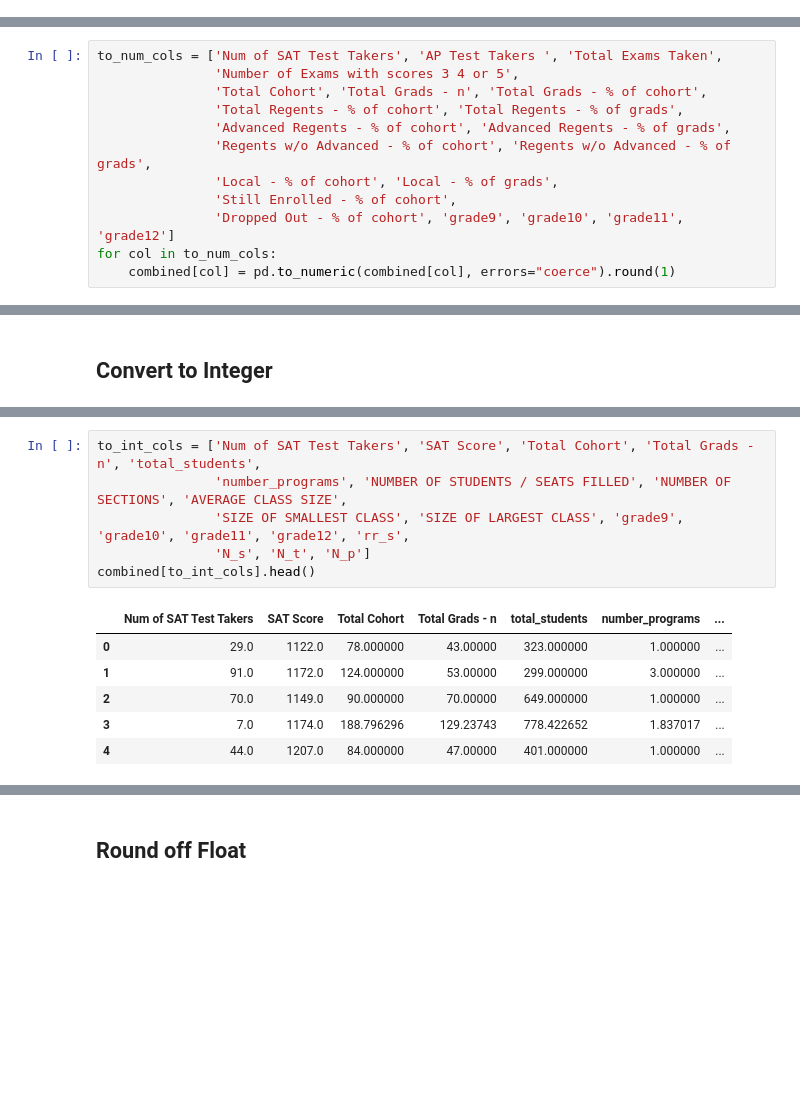
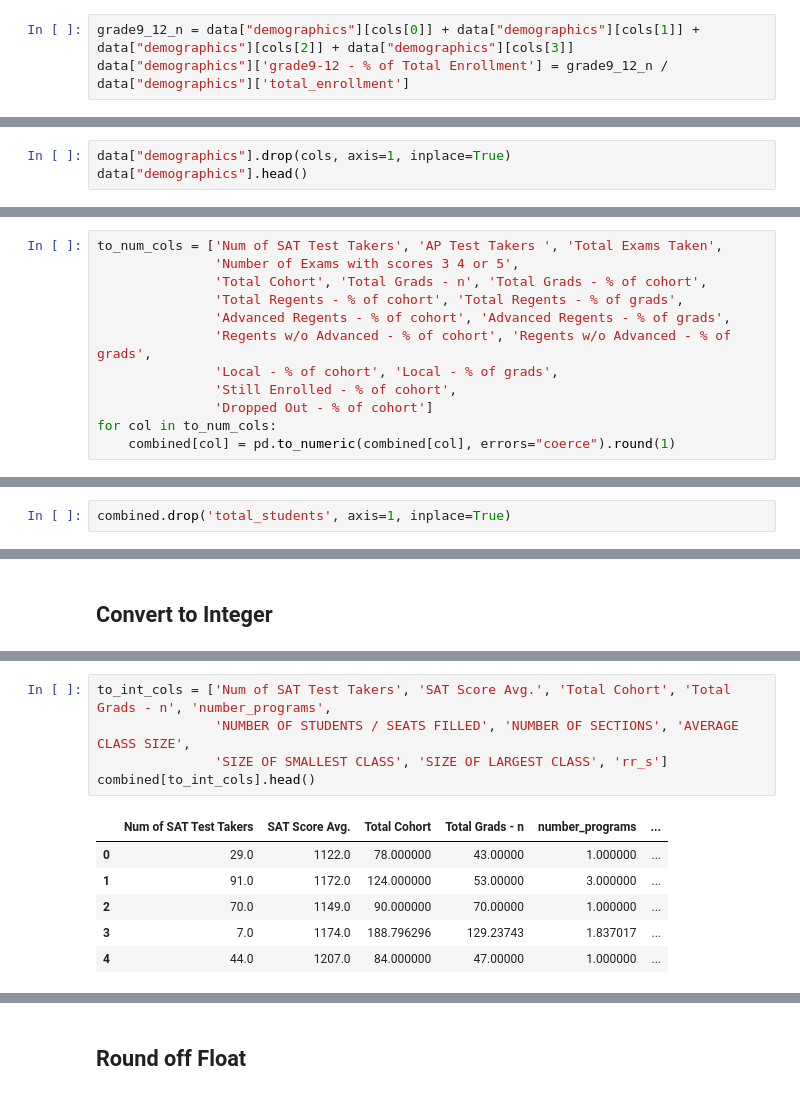
Before and after one commit to kshehzad221/Aggregating-and-Analyzing-NYC-High-School-Data, a Jupyter notebook: Schools.ipynb, the cells around one changed output, grey strips where cells are left out. Saved outputs shown, nothing was run; the diff lists cells and outputs as text; blank space fills up the shorter version.

```diff
--- a/Schools.ipynb
+++ b/Schools.ipynb
@@ -574,0 +595,3 @@ data["demographics"].head()
+# %%
+grade9_12_n = data["demographics"][cols[0]] + data["demographics"][cols[1]] + data["demographics"][cols[2]] + data["demographics"][cols[3]]
+data["demographics"]['grade9-12 - % of Total Enrollment'] = grade9_12_n / data["demographics"]['total_enrollment']
@@ -574,0 +600,3 @@ data["demographics"].head()
+# %%
+data["demographics"].drop(cols, axis=1, inplace=True)
+data["demographics"].head()
@@ -1083,6 +1117,6 @@ to_num_cols = ['Num of SAT Test Takers', 'AP Test Takers ', 'Total Exams Taken',
                'Regents w/o Advanced - % of cohort', 'Regents w/o Advanced - % of grads',
                'Local - % of cohort', 'Local - % of grads',
                'Still Enrolled - % of cohort',
-               'Dropped Out - % of cohort', 'grade9', 'grade10', 'grade11', 'grade12']
+               'Dropped Out - % of cohort']
 for col in to_num_cols:
     combined[col] = pd.to_numeric(combined[col], errors="coerce").round(1)
@@ -1089,3 +1175,5 @@ for col in to_num_cols:
+# %%
+combined.drop('total_students', axis=1, inplace=True)
 # %% [markdown]
 # Missing Data<a id='missing_combined'></a>
 # %%
@@ -1153,18 +1242,17 @@ The full dataset contains: 434 rows and 56 columns. Details for the requested co
 
 ... OUTPUT TRUNCATED ... remove truncate=True to display info about all columns
 # %%
-to_int_cols = ['Num of SAT Test Takers', 'SAT Score', 'Total Cohort', 'Total Grads - n', 'total_students',
-               'number_programs', 'NUMBER OF STUDENTS / SEATS FILLED', 'NUMBER OF SECTIONS', 'AVERAGE CLASS SIZE',
-               'SIZE OF SMALLEST CLASS', 'SIZE OF LARGEST CLASS', 'grade9', 'grade10', 'grade11', 'grade12', 'rr_s',
-               'N_s', 'N_t', 'N_p']
+to_int_cols = ['Num of SAT Test Takers', 'SAT Score Avg.', 'Total Cohort', 'Total Grads - n', 'number_programs',
+               'NUMBER OF STUDENTS / SEATS FILLED', 'NUMBER OF SECTIONS', 'AVERAGE CLASS SIZE',
+               'SIZE OF SMALLEST CLASS', 'SIZE OF LARGEST CLASS', 'rr_s']
 combined[to_int_cols].head()
 # %% [output]
-|  | Num of SAT Test Takers | SAT Score | Total Cohort | Total Grads - n | total_students | number_programs | ... |
-| 0 | 29.0 | 1122.0 | 78.000000 | 43.00000 | 323.000000 | 1.000000 | ... |
-| 1 | 91.0 | 1172.0 | 124.000000 | 53.00000 | 299.000000 | 3.000000 | ... |
-| 2 | 70.0 | 1149.0 | 90.000000 | 70.00000 | 649.000000 | 1.000000 | ... |
-| 3 | 7.0 | 1174.0 | 188.796296 | 129.23743 | 778.422652 | 1.837017 | ... |
-| 4 | 44.0 | 1207.0 | 84.000000 | 47.00000 | 401.000000 | 1.000000 | ... |
+|  | Num of SAT Test Takers | SAT Score Avg. | Total Cohort | Total Grads - n | number_programs | ... |
+| 0 | 29.0 | 1122.0 | 78.000000 | 43.00000 | 1.000000 | ... |
+| 1 | 91.0 | 1172.0 | 124.000000 | 53.00000 | 3.000000 | ... |
+| 2 | 70.0 | 1149.0 | 90.000000 | 70.00000 | 1.000000 | ... |
+| 3 | 7.0 | 1174.0 | 188.796296 | 129.23743 | 1.837017 | ... |
+| 4 | 44.0 | 1207.0 | 84.000000 | 47.00000 | 1.000000 | ... |
 # %%
 combined.loc[:,to_int_cols] = np.int64(combined.loc[:,to_int_cols])
 combined[to_int_cols].head()
```
Also changed, not shown: parts of 56 cells of this notebook, 4 other files.
